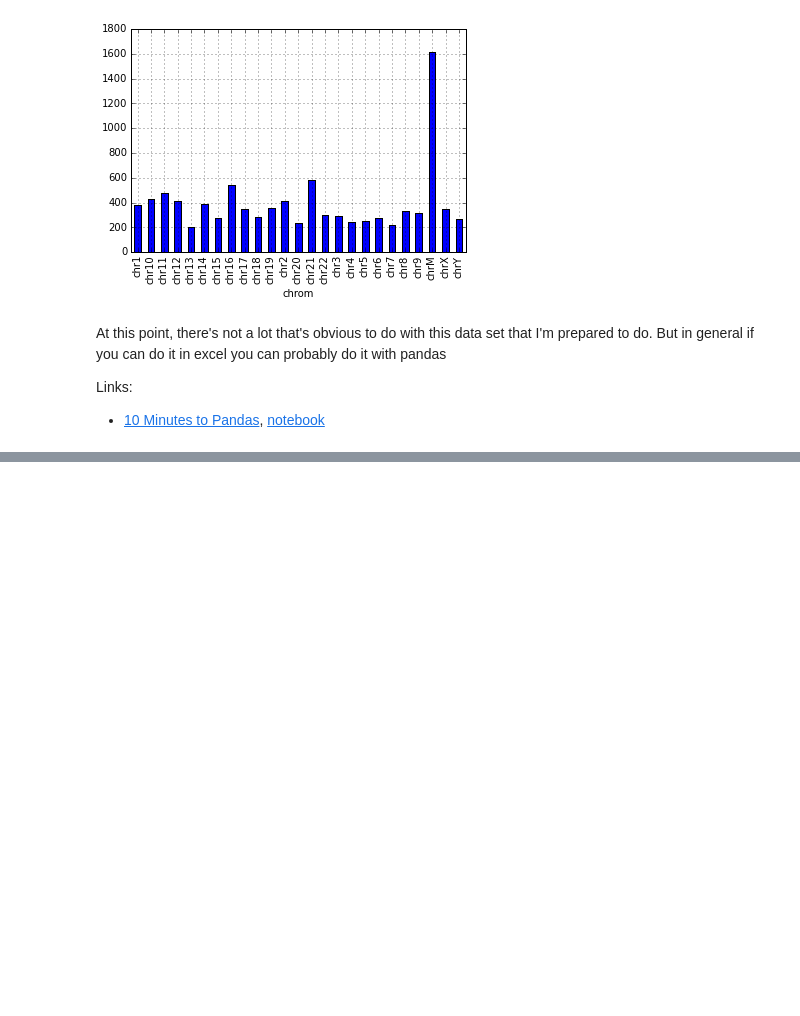
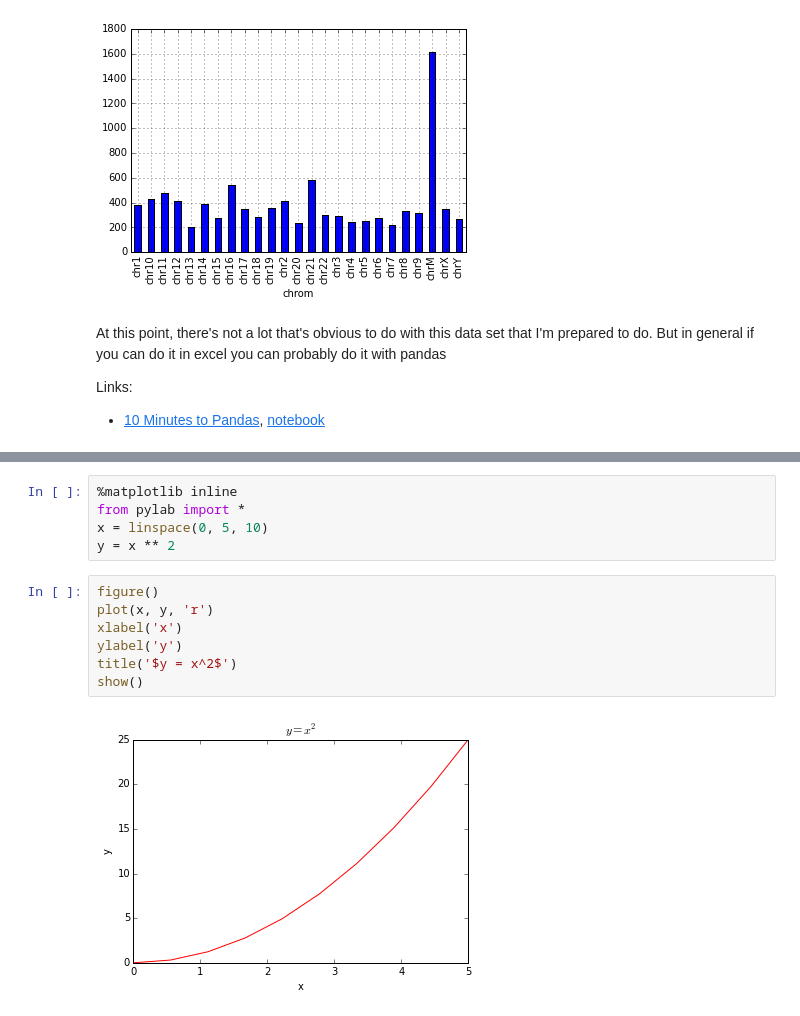
Before and after one commit to Duke-GCB/SciComp-Materials, a Jupyter notebook: python-part-04.ipynb, the cells around one changed output, grey strips where cells are left out. Cells and saved outputs as stored; diff of their text form; blank space fills up the shorter version.

```diff
--- a/python-part-04.ipynb
+++ b/python-part-04.ipynb
@@ -214,0 +246,14 @@ Links:
+# %%
+%matplotlib inline
+from pylab import *
+x = linspace(0, 5, 10)
+y = x ** 2
+# %%
+figure()
+plot(x, y, 'r')
+xlabel('x')
+ylabel('y')
+title('$y = x^2$')
+show()
+# %% [output]
+[figure, added]
```
Also changed, not shown: parts of 3 cells of this notebook.
